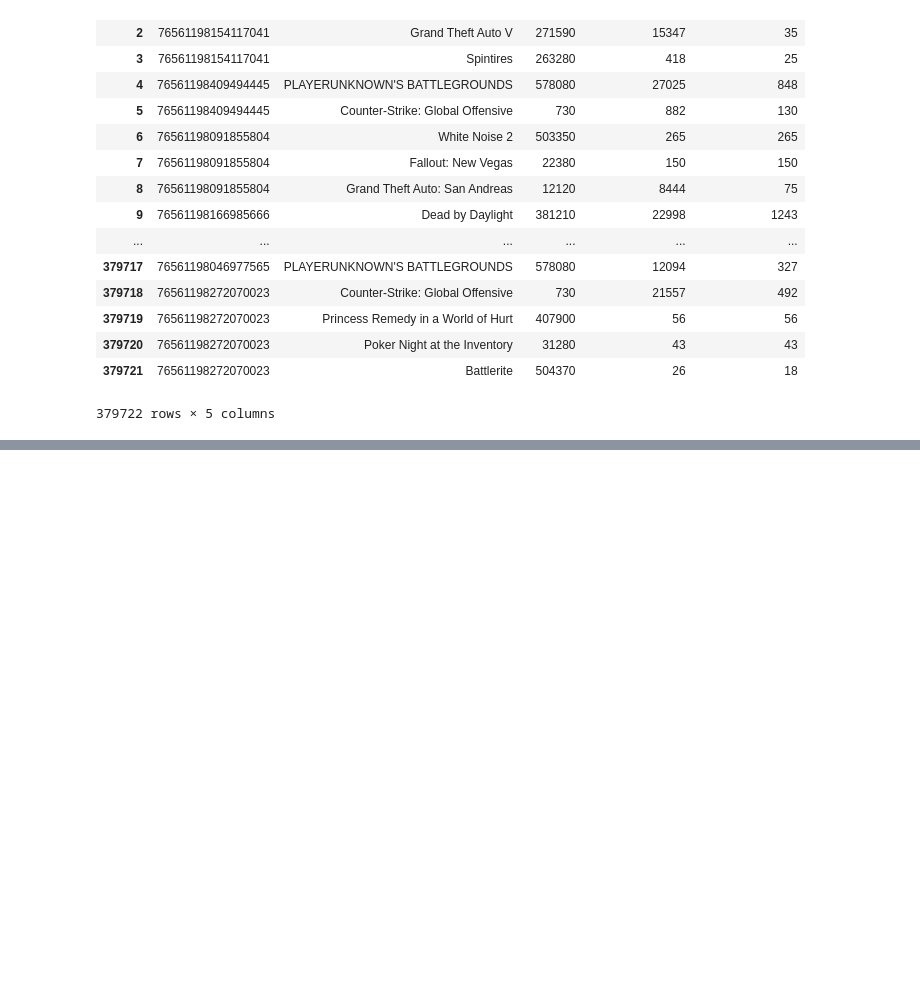
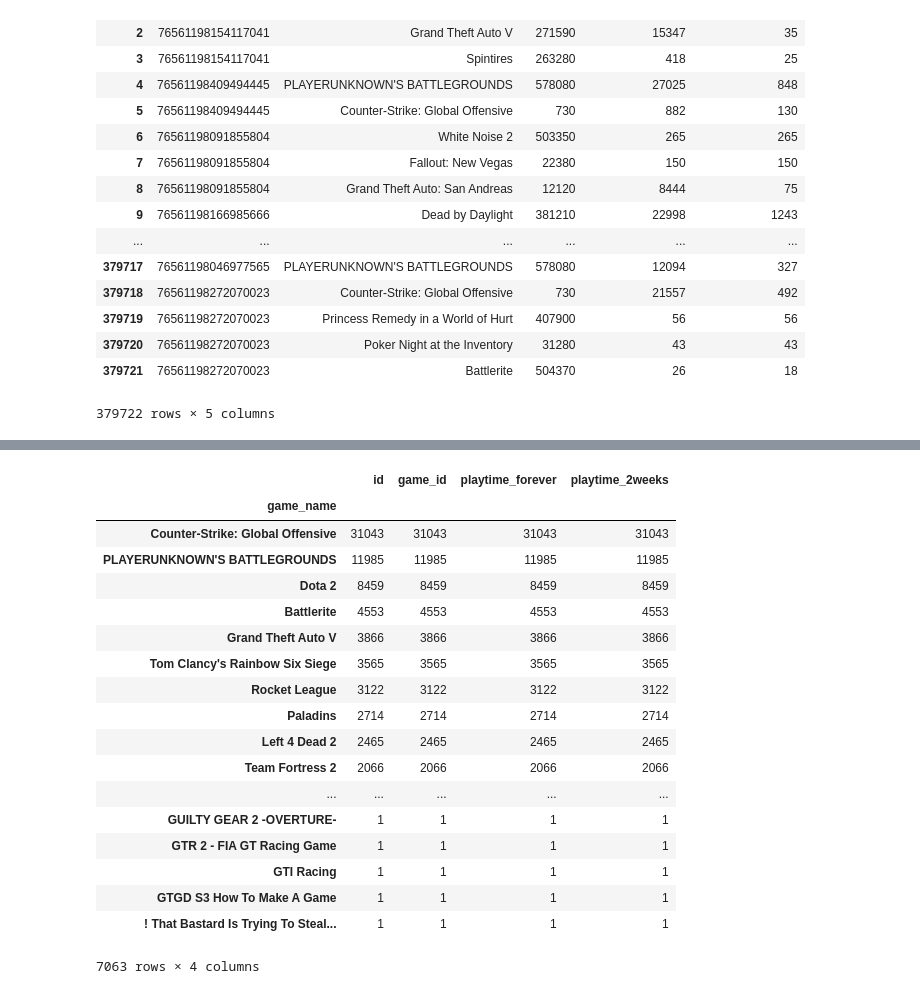
Before and after one commit to if1015-datascience-ufpe/2017-2-projeto-hbcj-lfp2, a Jupyter notebook: Projeto.ipynb, the cells around one changed output, grey strips where cells are left out. Cells and saved outputs as stored; diff of their text form; code cells hidden in the pictures; blank space fills up the shorter version.

```diff
--- a/Projeto.ipynb
+++ b/Projeto.ipynb
@@ -268,3 +268,26 @@ dataGames3
+# %%
+dataCount = dataGames3.groupby('game_name').count().sort_values(['game_id'], ascending=[False])
+dataCount
+# %% [output]
+|  | id | game_id | playtime_forever | playtime_2weeks |
+| game_name |  |  |  |  |
+| Counter-Strike: Global Offensive | 31043 | 31043 | 31043 | 31043 |
+| PLAYERUNKNOWN'S BATTLEGROUNDS | 11985 | 11985 | 11985 | 11985 |
+| Dota 2 | 8459 | 8459 | 8459 | 8459 |
+| Battlerite | 4553 | 4553 | 4553 | 4553 |
+| Grand Theft Auto V | 3866 | 3866 | 3866 | 3866 |
+| Tom Clancy's Rainbow Six Siege | 3565 | 3565 | 3565 | 3565 |
+| Rocket League | 3122 | 3122 | 3122 | 3122 |
+| Paladins | 2714 | 2714 | 2714 | 2714 |
+| Left 4 Dead 2 | 2465 | 2465 | 2465 | 2465 |
+| Team Fortress 2 | 2066 | 2066 | 2066 | 2066 |
+| ... | ... | ... | ... | ... |
+| GUILTY GEAR 2 -OVERTURE- | 1 | 1 | 1 | 1 |
+| GTR 2 - FIA GT Racing Game | 1 | 1 | 1 | 1 |
+| GTI Racing | 1 | 1 | 1 | 1 |
+| GTGD S3 How To Make A Game | 1 | 1 | 1 | 1 |
+| ! That Bastard Is Trying To Steal... | 1 | 1 | 1 | 1 |
+7063 rows × 4 columns
 # %%
 with open('ans_2.csv', 'w') as myfile:
     wr = csv.writer(myfile, quoting=csv.QUOTE_ALL)
```
Also changed, not shown: parts of 2 cells of this notebook, 1 other file.
